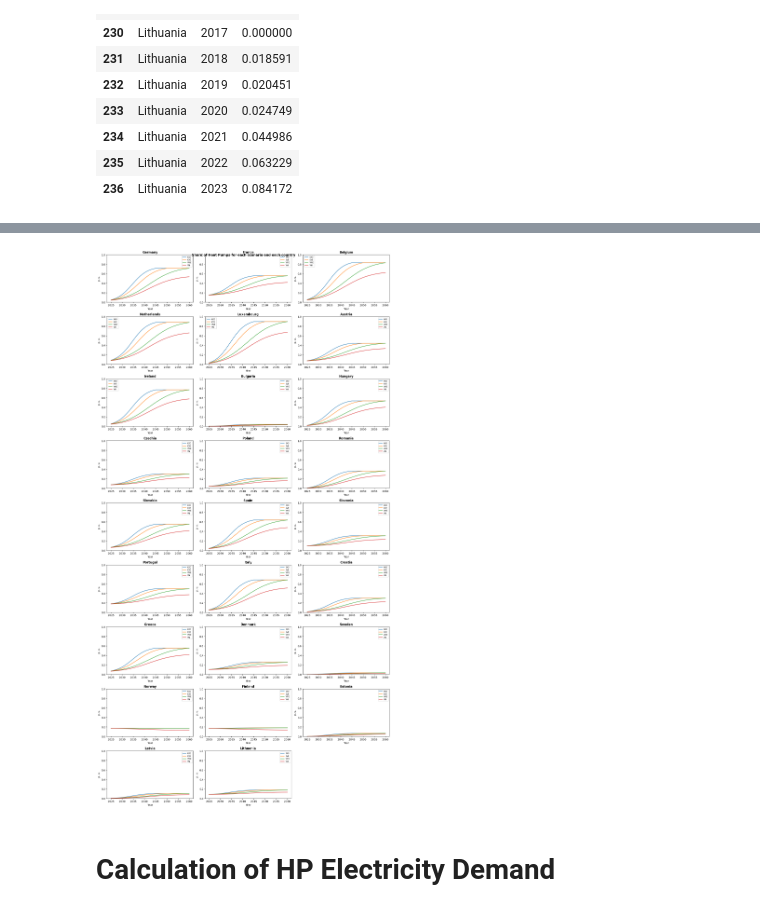
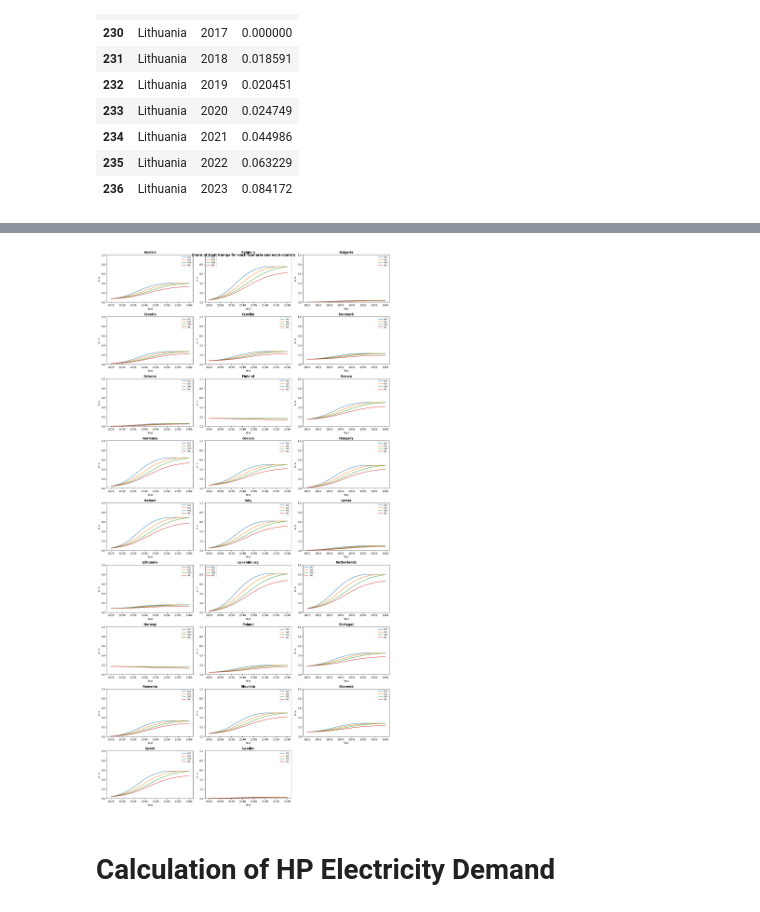
Before and after one commit to morteezzaa/demand_forecast_MA, a Jupyter notebook: heat_pump_ols.ipynb, the cells around one changed output, grey strips where cells are left out. Saved outputs shown, nothing was run; the diff lists cells and outputs as text; code cells hidden in the pictures.

```diff
--- a/heat_pump_ols.ipynb
+++ b/heat_pump_ols.ipynb
@@ -686,9 +702,9 @@ hp_shares_hist[hp_shares_hist.country == "Lithuania"]
 # %%
 # year when max share is reached, and what fraction of max is the target
 SCENARIOS = {
-    "KKO": {"target_year": 2045, "target_fraction": 1.00},
-    "KVE": {"target_year": 2050, "target_fraction": 1.00},
-    "VWE": {"target_year": 2060, "target_fraction": 1.00},
+    "KKO": {"target_year": 2050, "target_fraction": 0.9},
+    "KVE": {"target_year": 2055, "target_fraction": 0.9},
+    "VWE": {"target_year": 2060, "target_fraction": 0.9},
     "VNI": {"target_year": 2060, "target_fraction": 0.75},
 }
 # %%
@@ -819,39 +851,41 @@ import matplotlib.pyplot as plt
 import math
 
 PROJECTION = hp_shares_proj # or hp_shares_proj_linear or hp_shares_proj
+
+ALL_COUNTRIES = sorted(ALL_COUNTRIES)
 
 n_cols = 3
 n_rows = math.ceil(len(ALL_COUNTRIES) / n_cols)
 
 fig, axes = plt.subplots(n_rows, n_cols,
                          figsize=(n_cols * 5.5, n_rows * 3.5))
 axes = axes.flatten()
 
 for ax, country in zip(axes, ALL_COUNTRIES):
     for scenario in SCENARIOS:
         d = PROJECTION[
             (PROJECTION["country"]  == country) &
             (PROJECTION["scenario"] == scenario)
         ]
         ax.plot(d["year"], d["share_pu"], label=scenario)
 
     ax.set_title(country, fontweight="bold")
     ax.set_xlabel("Year")
     ax.set_ylabel("p. u.")
     ax.legend(fontsize=7)
     ax.set_ylim(0, 1.0)
 
 # hide unused subplots
 for ax in axes[len(ALL_COUNTRIES):]:
     ax.set_visible(False)
 
 plt.suptitle("Share of Heat Pumps for each scenario and each country",
              fontsize=13, fontweight="bold")
 plt.tight_layout()
 #plt.savefig("Results/HP_electricity_demand_2025_2060.png", dpi=300)
 plt.show()
 # %% [output]
-[figure, old version]
+[figure, new version]
 # %% [markdown]
 # Calculation of HP Electricity Demand
 # %%
```
Also changed, not shown: parts of 31 cells of this notebook, 5 other files.
